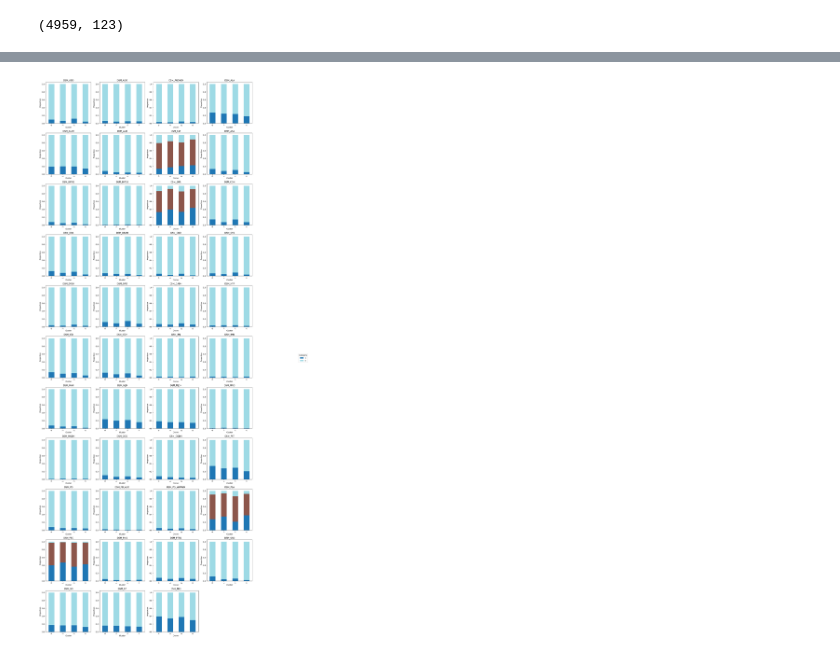
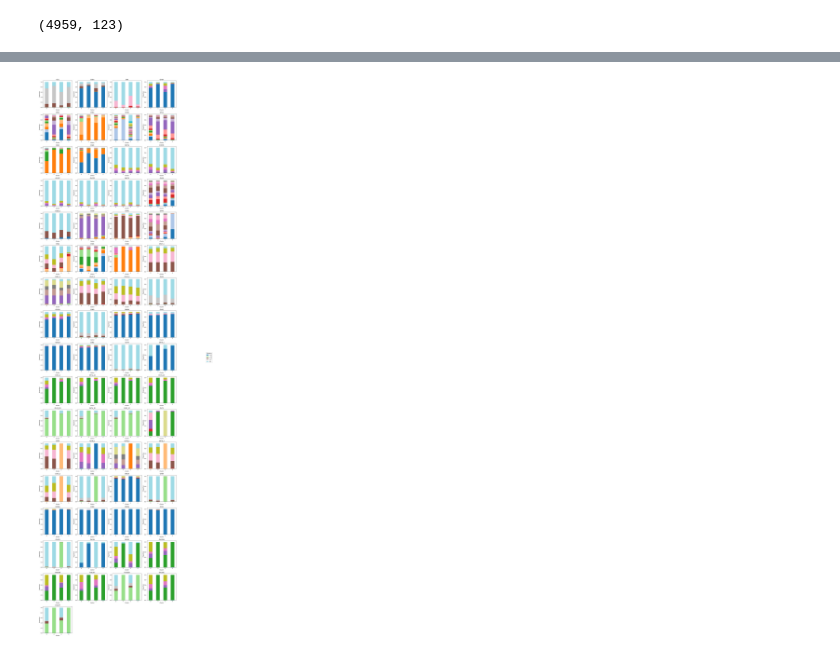
Before and after one commit to samroska/milestone-2-siads-696, a Jupyter notebook: data-explore.ipynb, the cells around one changed output, grey strips where cells are left out. Drawn from its saved outputs; the diff is of its cells as text; code cells hidden in the pictures.

```diff
--- a/data-explore.ipynb
+++ b/data-explore.ipynb
@@ -77,14 +77,13 @@ cluster_df.shape
 # %% [output]
 (4959, 123)
 # %%
-# c_list = childhood()
+feature = 'CH46'
+crosstab = pd.crosstab(cluster_df['cluster'], cluster_df[feature], normalize='index')
 
-
-
-# for feature in c_list:
-#     crosstab = pd.crosstab(cluster_df['cluster'], cluster_df[feature], normalize='index')
-#     crosstab.plot(kind='bar', stacked=True, colormap='tab20')
-#     plt.title(f"Distribution of {feature} by Cluster")
-#     plt.ylabel("Proportion")
-#     plt.xlabel("Cluster")
-#     plt.legend(title=feature, bbox_to_anchor=(1.05, 1), loc='upper left')
+crosstab.plot(kind='bar', stacked=True, colormap='tab20')
+plt.title(f"Distribution of {feature} by Cluster")
+plt.ylabel("Proportion")
+plt.xlabel("Cluster")
+plt.legend(title=feature, bbox_to_anchor=(1.05, 1), loc='upper left')
+plt.tight_layout()
+plt.show()
@@ -91,29 +92,29 @@ cluster_df.shape
 # %%
 
-c_list = diagnosis()
+c_list = childhood()
 
 n_features = len(c_list)
 n_cols = 4
 n_rows = int(np.ceil(n_features / n_cols))
 
 fig, axes = plt.subplots(n_rows, n_cols, figsize=(5 * n_cols, 4 * n_rows))
 axes = axes.flatten()
 
 for i, feature in enumerate(c_list):
     ax = axes[i]
     crosstab = pd.crosstab(cluster_df['cluster'], cluster_df[feature], normalize='index')
     crosstab.plot(kind='bar', stacked=True, colormap='tab20', ax=ax, legend=False)
     ax.set_title(f"{feature}")
     ax.set_ylabel("Proportion")
     ax.set_xlabel("Cluster")
 
 for j in range(len(c_list), len(axes)):
     fig.delaxes(axes[j])
 
 handles, labels = ax.get_legend_handles_labels()
 fig.legend(handles, labels, title="Category", bbox_to_anchor=(1.02, 0.5), loc="center left")
 fig.tight_layout(rect=[0, 0, 0.85, 1])
 
 plt.show()
 # %% [output]
-[figure, old version]
+[figure, new version]
```
Also changed, not shown: parts of 1 cell of this notebook.
